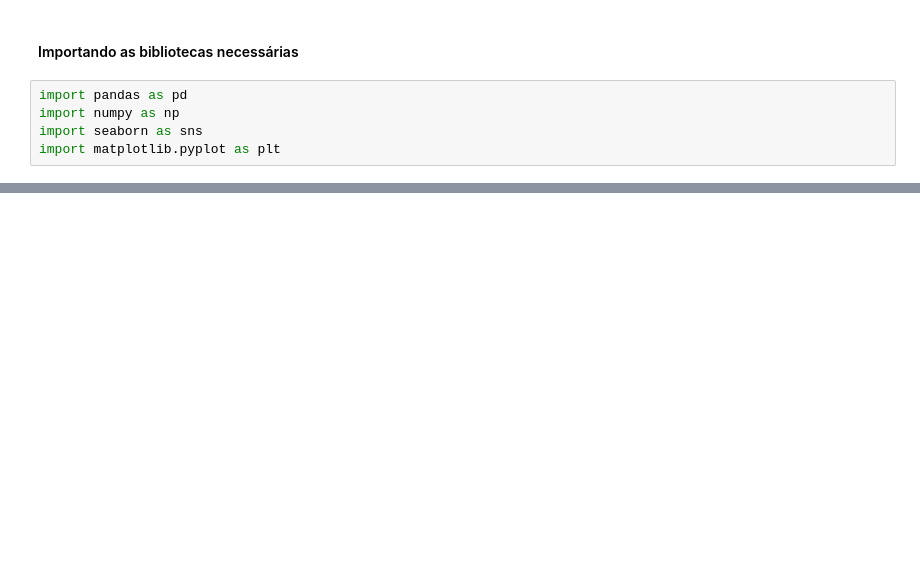
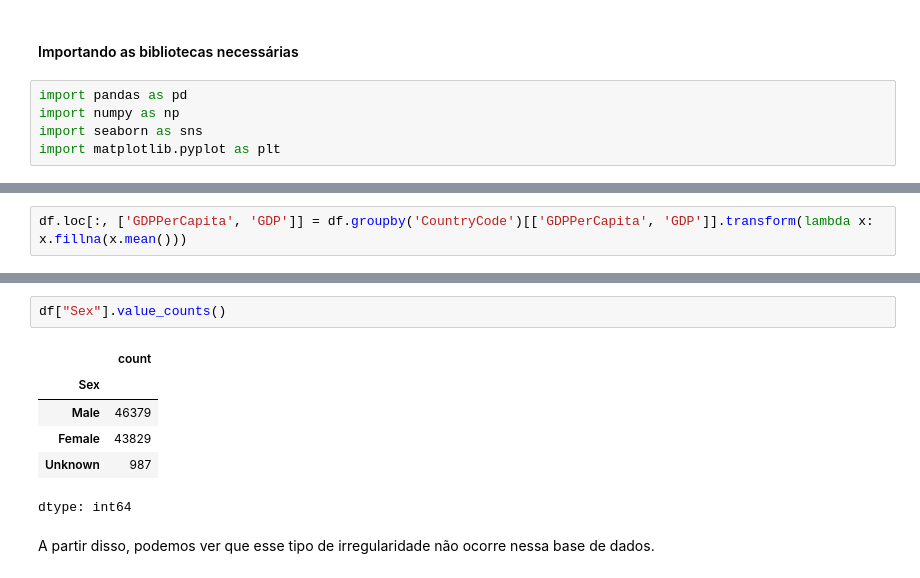
Before and after one commit to PETCC-UFRN/data-pet, a Jupyter notebook: SuicideRates/LimpezaSuicideRates.ipynb, the cells around one changed output, grey strips where cells are left out. Drawn from its saved outputs; the diff is of its cells as text; blank space fills up the shorter version.

```diff
--- a/SuicideRates/LimpezaSuicideRates.ipynb
+++ b/SuicideRates/LimpezaSuicideRates.ipynb
@@ -57,0 +199,2 @@ df = df.replace(np.nan, 0)
+# %%
+df.loc[:, ['GDPPerCapita', 'GDP']] = df.groupby('CountryCode')[['GDPPerCapita', 'GDP']].transform(lambda x: x.fillna(x.mean()))
@@ -57,0 +213,11 @@ df = df.replace(np.nan, 0)
+# %%
+df["Sex"].value_counts()
+# %% [output]
+|  | count |
+| Sex |  |
+| Male | 46379 |
+| Female | 43829 |
+| Unknown | 987 |
+dtype: int64
+# %% [markdown]
+A partir disso, podemos ver que esse tipo de irregularidade não ocorre nessa base de dados.
```
Also changed, not shown: parts of 33 cells of this notebook.
